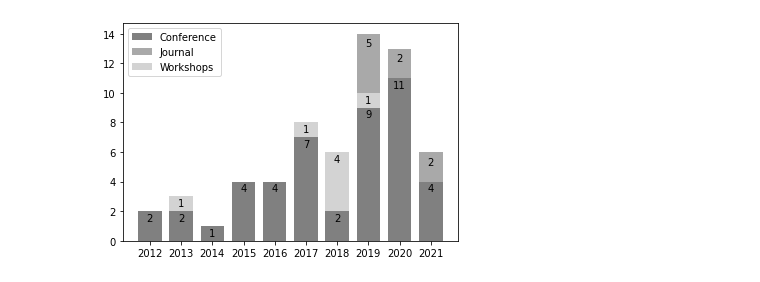
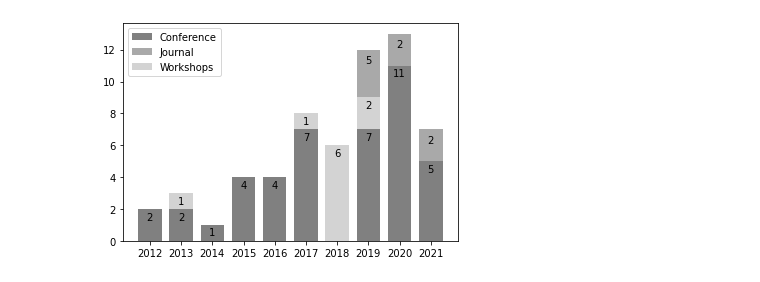
Before and after one commit to S2-group/SLR-2021, a Jupyter notebook: data_analysis/demographics_plot.ipynb, the cells around one changed output. Saved outputs shown, nothing was run; the diff lists cells and outputs as text; code cells hidden in the pictures.

```diff
--- a/data_analysis/demographics_plot.ipynb
+++ b/data_analysis/demographics_plot.ipynb
@@ -6,45 +6,46 @@ import numpy as np
 # %%
 x = [2012,2013,2014,2015,2016,2017,2018,2019,2020,2021]
 labels=x
-workshops = [0,1,0,0,0,1,4,1,0,0]
-journals = [0,0,0,0,0,0,0,5,2,2]
-conferences = [2,2,1,4,4,7,2,9,11,4]
+workshops =   [0,1,0,0,0,1,6,2,0,0]
+journals =    [0,0,0,0,0,0,0,5,2,2]
+conferences = [2,2,1,4,4,7,0,7,11,5]
 width=0.75
 fig, ax = plt.subplots()
 ax.set_xticks(x)
+
 
 # First bar with conferences
 ax.bar(labels, conferences, width, label='Conference',color="gray")
 for label, conf in zip(labels, conferences):
     height = conf
     value = 1
-    if value > 0:
+    if height > 0:
         ax.text(
             label, height-0.8, height, ha="center", va="bottom"
         )
 
 # Second bar with journals
 ax.bar(labels, journals, width, bottom=conferences,label='Journal',color="darkgray")
 for label, j, c in zip(labels, journals, conferences):
     height = j
     if height > 0:
         ax.text(
             label, c+height-1, height, ha="center", va="bottom"
         )
 
 # Third bar with workshops
 ax.bar(labels, workshops, width, bottom=conferences,label='Workshops',color="lightgray")
 for label, j, c, w in zip(labels, journals, conferences, workshops):
     height = w
     if height > 0:
         ax.text(
             label, c+height-0.8, height, ha="center", va="bottom"
         )
 
 ax.legend()
 
 #plt.show()
 #plt.draw()
 plt.savefig('figures/demographics.pdf', bbox_inches='tight')
 # %% [output]
-[figure, old version]
+[figure, new version]
```
Also changed, not shown: 7 other files.
